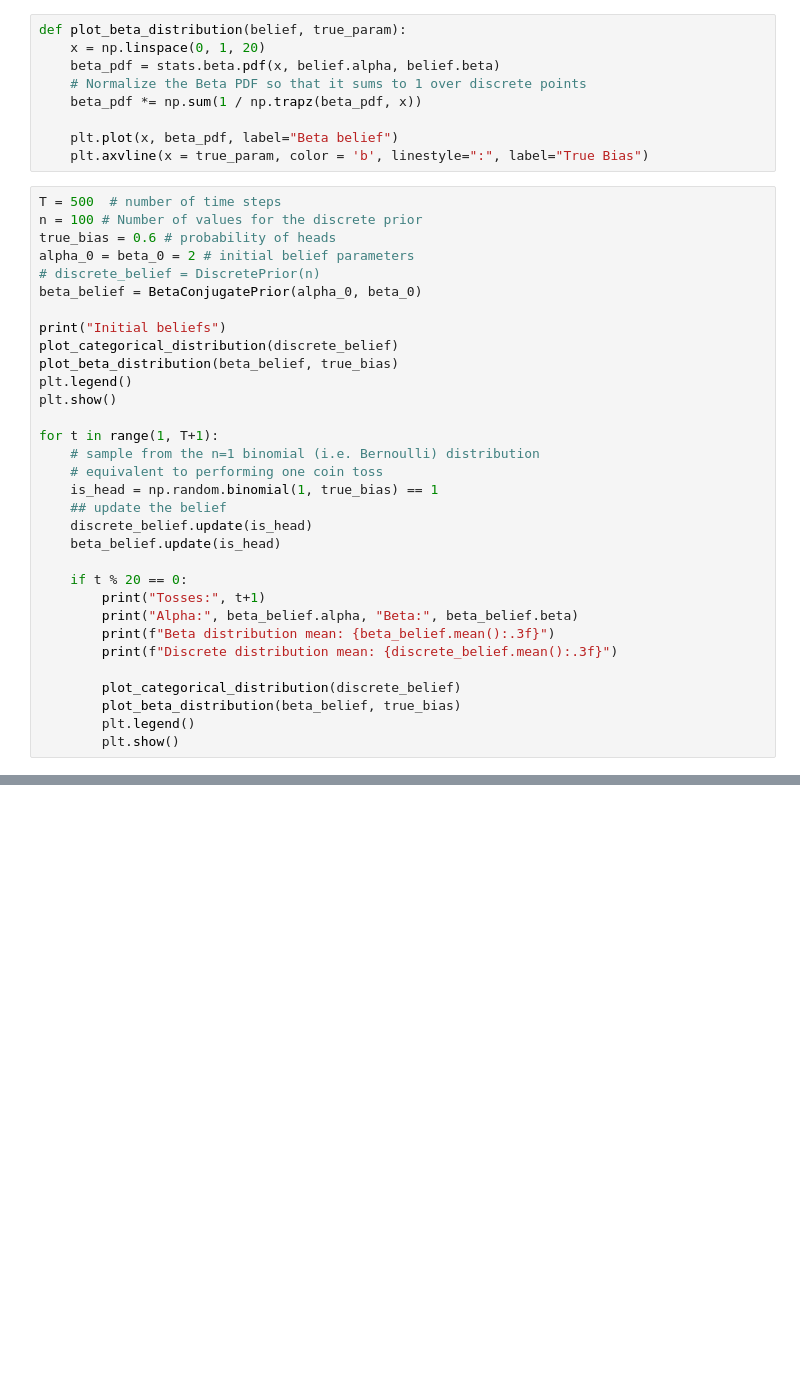
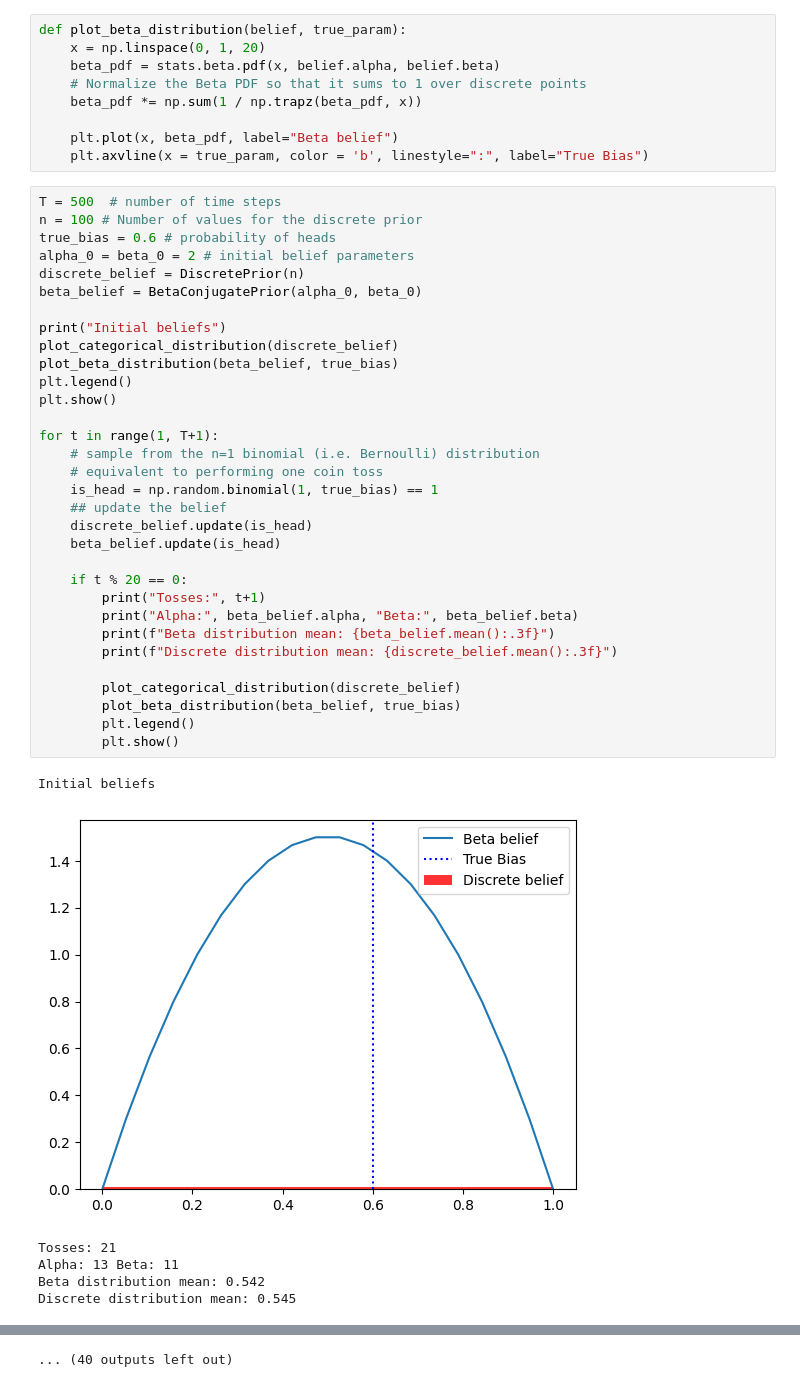
Before and after one commit to em-cd/AI-assignments-unine, a Jupyter notebook: assignment_5/coin_toss.ipynb, the cells around one changed output, grey strips where cells are left out. Saved outputs shown, nothing was run; the diff lists cells and outputs as text; blank space fills up the shorter version.

```diff
--- a/assignment_5/coin_toss.ipynb
+++ b/assignment_5/coin_toss.ipynb
@@ -59,31 +59,38 @@ def plot_beta_distribution(belief, true_param):
 T = 500  # number of time steps
 n = 100 # Number of values for the discrete prior
 true_bias = 0.6 # probability of heads
 alpha_0 = beta_0 = 2 # initial belief parameters
-# discrete_belief = DiscretePrior(n)
+discrete_belief = DiscretePrior(n)
 beta_belief = BetaConjugatePrior(alpha_0, beta_0)
 
 print("Initial beliefs")
 plot_categorical_distribution(discrete_belief)
 plot_beta_distribution(beta_belief, true_bias)
 plt.legend()
 plt.show()
 
 for t in range(1, T+1):
     # sample from the n=1 binomial (i.e. Bernoulli) distribution
     # equivalent to performing one coin toss
     is_head = np.random.binomial(1, true_bias) == 1
     ## update the belief
     discrete_belief.update(is_head)
     beta_belief.update(is_head)
 
     if t % 20 == 0:
         print("Tosses:", t+1)
         print("Alpha:", beta_belief.alpha, "Beta:", beta_belief.beta)
         print(f"Beta distribution mean: {beta_belief.mean():.3f}")
         print(f"Discrete distribution mean: {discrete_belief.mean():.3f}")
 
         plot_categorical_distribution(discrete_belief)
         plot_beta_distribution(beta_belief, true_bias)
         plt.legend()
         plt.show()
+# %% [output]
+Initial beliefs
+[figure, added]
+Tosses: 21
+Alpha: 13 Beta: 11
+Beta distribution mean: 0.542
+Discrete distribution mean: 0.545
@@ -89,0 +118 @@ for t in range(1, T+1):
+... (40 outputs left out)
```
Also changed, not shown: parts of 1 cell of this notebook.
